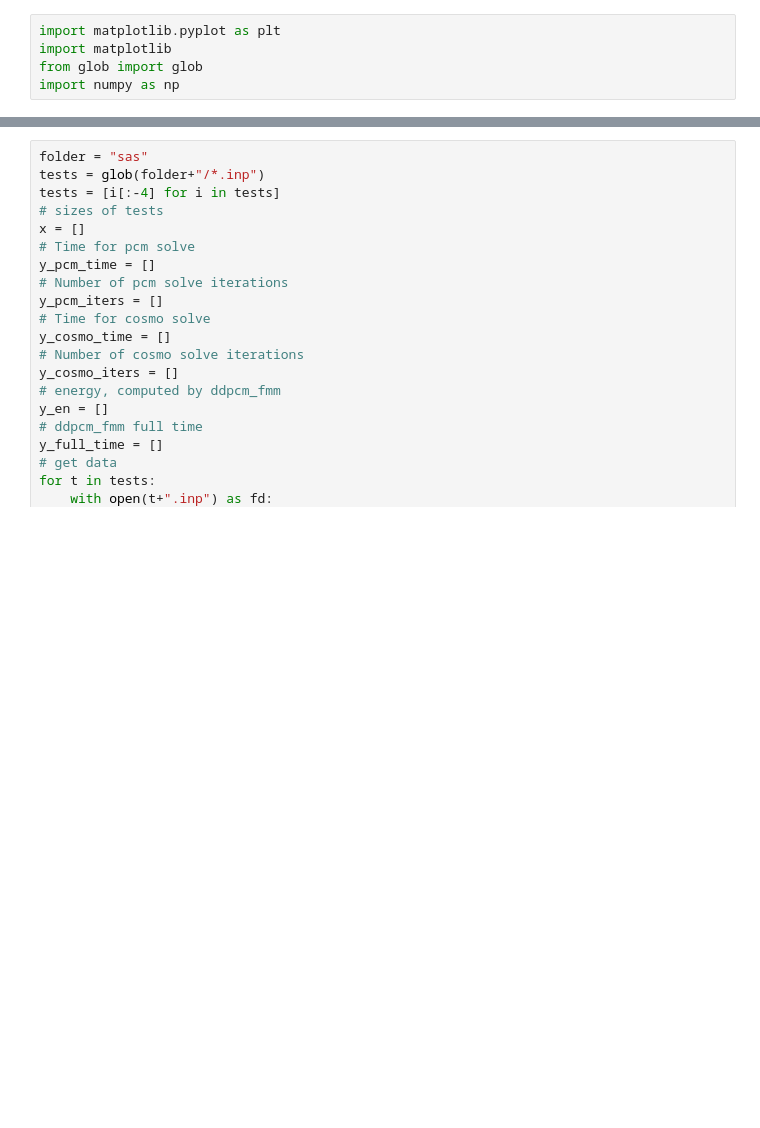
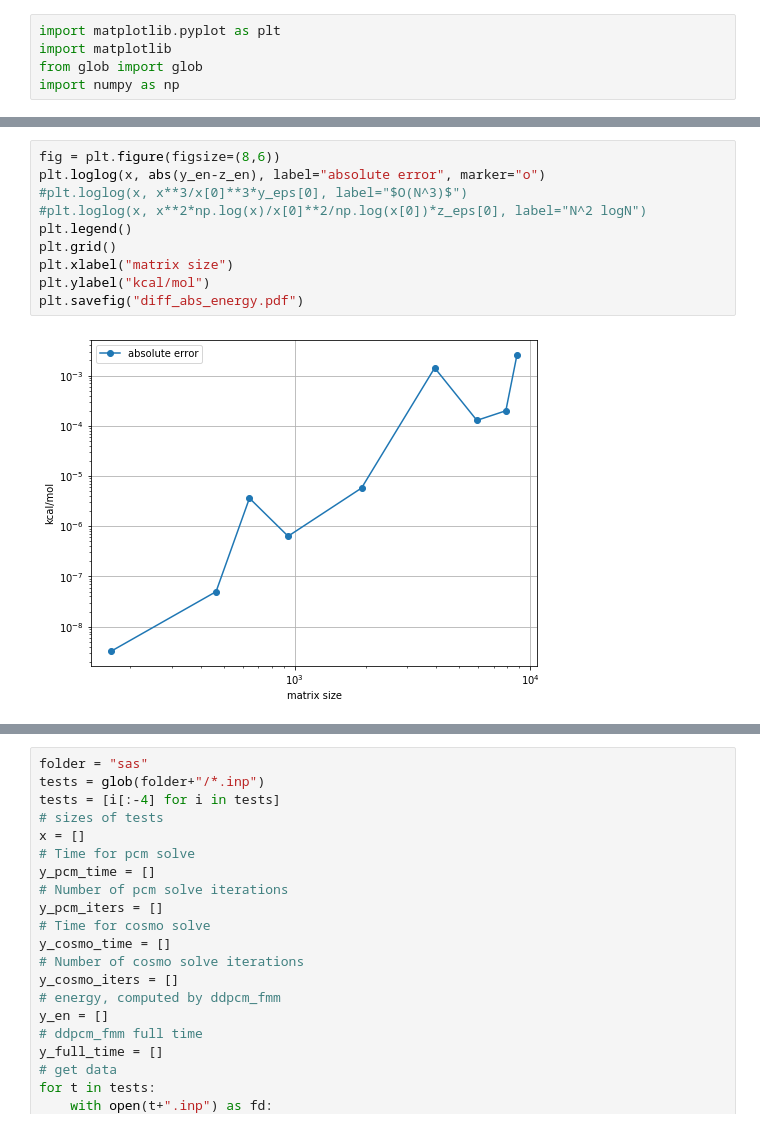
Before and after one commit to Muxas/ddPCM, a Jupyter notebook: input_amber/plot.ipynb, the cells around one changed output, grey strips where cells are left out. Cells and saved outputs as stored; diff of their text form; blank space fills up the shorter version.

```diff
--- a/input_amber/plot.ipynb
+++ b/input_amber/plot.ipynb
@@ -46,3 +46,15 @@ y_en = np.array(y_en)[order]
 z = np.array(z)[order]
 z_eps = np.array(z_eps)[order]
 z_en = np.array(z_en)[order]
+# %%
+fig = plt.figure(figsize=(8,6))
+plt.loglog(x, abs(y_en-z_en), label="absolute error", marker="o")
+#plt.loglog(x, x**3/x[0]**3*y_eps[0], label="$O(N^3)$")
+#plt.loglog(x, x**2*np.log(x)/x[0]**2/np.log(x[0])*z_eps[0], label="N^2 logN")
+plt.legend()
+plt.grid()
+plt.xlabel("matrix size")
+plt.ylabel("kcal/mol")
+plt.savefig("diff_abs_energy.pdf")
+# %% [output]
+[figure, added]
```
Also changed, not shown: parts of 7 cells of this notebook, 4 other files.
